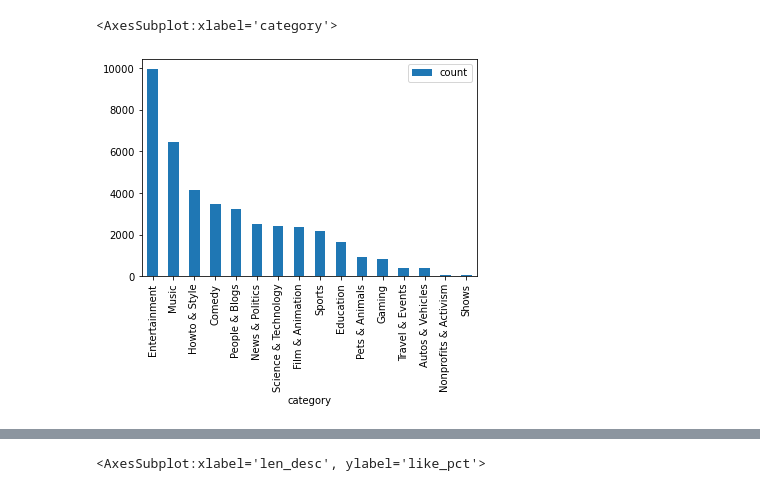
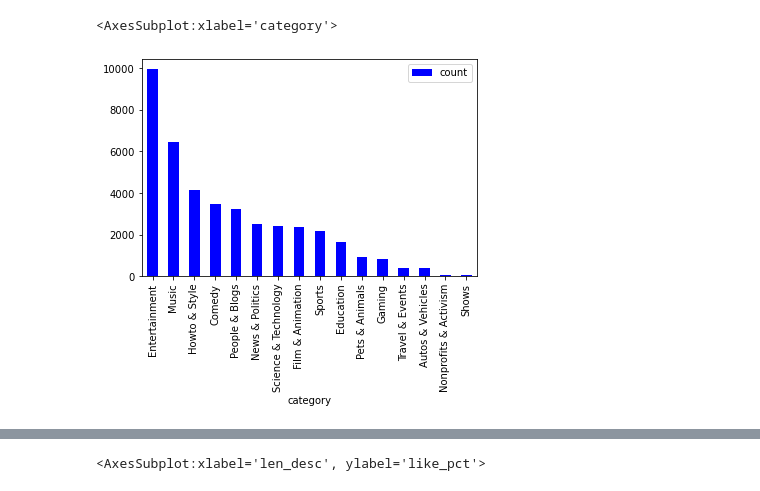
Before and after one commit to danielosetiawan/YouTube-EDA, a Jupyter notebook: youtube ipynb.ipynb, the cells around one changed output, grey strips where cells are left out. Drawn from its saved outputs; the diff is of its cells as text; code cells hidden in the pictures.

```diff
--- a/youtube ipynb.ipynb
+++ b/youtube ipynb.ipynb
@@ -24,10 +24,11 @@ us_df.head()
 | 3 | KODzih-pYlU | 17.14.11 | BLIND(folded) CAKE DECORATING CON... | Grace Helbig | 2017-11-11 18:08:04+00:00 | itsgrace|"funny"|"comedy"|"vlog"|... | 197062 | 7250 | 217 | ... |
 | 4 | 8mhTWqWlQzU | 17.14.11 | Wearing Online Dollar Store Makeu... | Safiya Nygaard | 2017-11-11 01:19:33+00:00 | wearing online dollar store makeu... | 2744430 | 115426 | 1110 | ... |
 # %%
-us_df.groupby('category').agg(count=('category', 'count')).sort_values(by='count', ascending=False).plot.bar()
+us_df.groupby('category').agg(count=('category', 'count'))\
+.sort_values(by='count', ascending=False).plot.bar(color = 'b')
 # %% [output]
 <AxesSubplot:xlabel='category'>
-[figure, old version]
+[figure, new version]
 # %%
 us_df.head()
 # %% [output]
```
Also changed, not shown: parts of 4 cells of this notebook.
